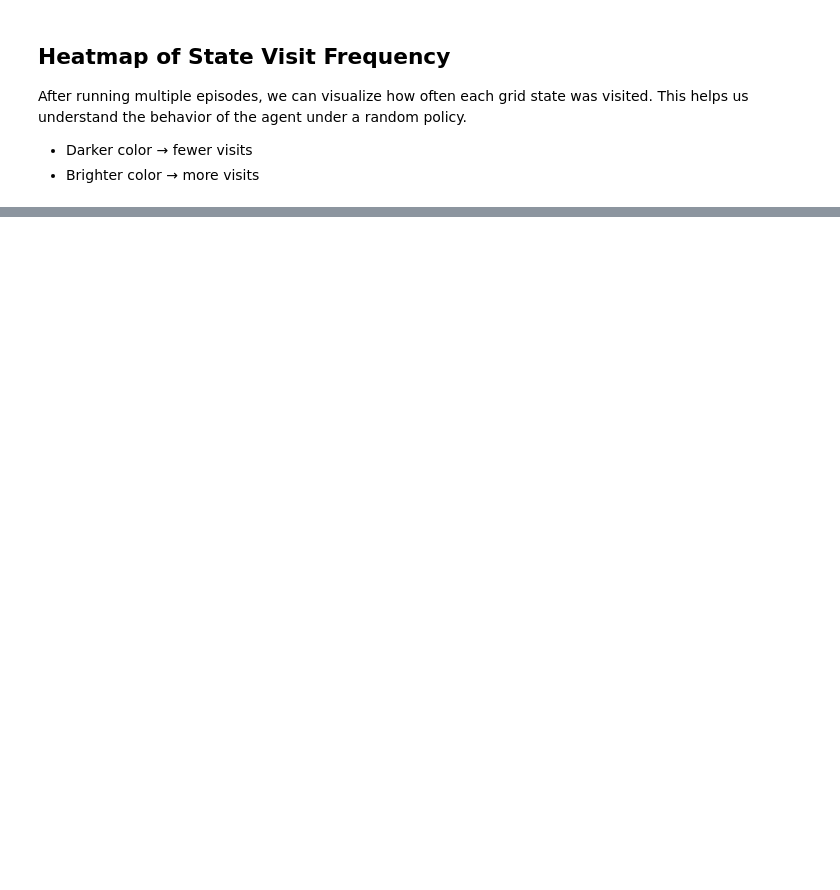
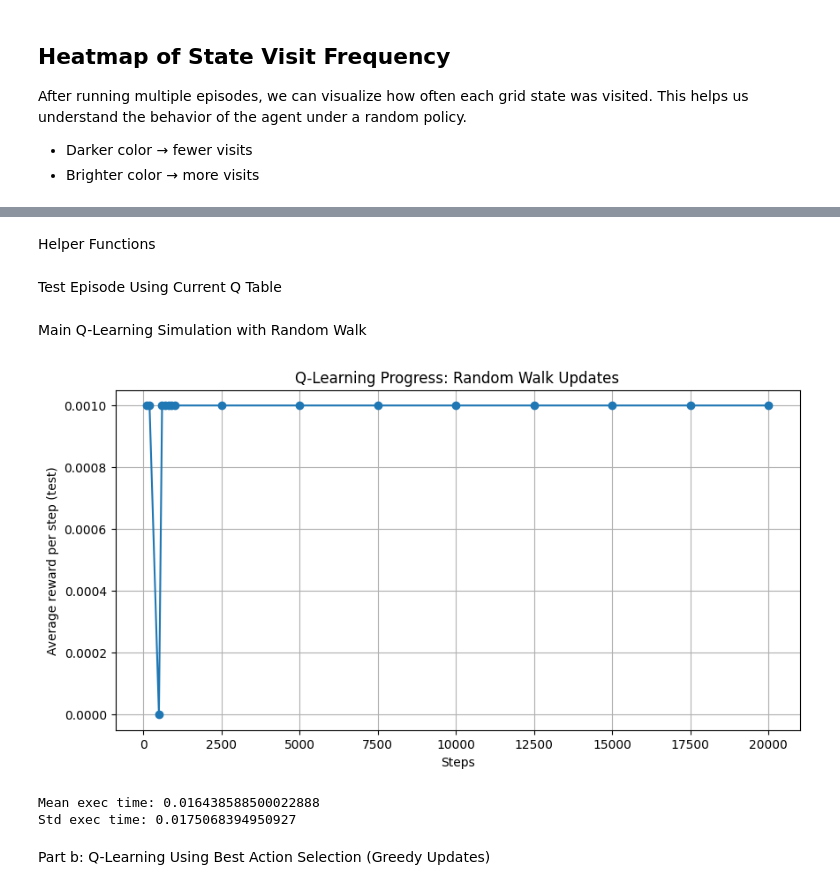
Before and after one commit to GauravGurung123/ml-supervised-learning-assignment-1, a Jupyter notebook: ReinforcementLearningEx/re_ex_1.ipynb, the cells around one changed output, grey strips where cells are left out. Drawn from its saved outputs; the diff is of its cells as text; code cells hidden in the pictures; blank space fills up the shorter version.

```diff
--- a/ReinforcementLearningEx/re_ex_1.ipynb
+++ b/ReinforcementLearningEx/re_ex_1.ipynb
@@ -295,0 +329,2 @@ plt.show()
+# %% [markdown]
+Helper Functions
@@ -295,0 +347,48 @@ plt.show()
+# %% [markdown]
+Test Episode Using Current Q Table
+# %%
+def test_episode(max_steps=1000):
+    s = 0
+    total_reward = 0
+    for _ in range(max_steps):
+        a = choose_best_action(s)
+        s = transition(s, ACTIONS[a])
+        total_reward += reward(s)
+        if s in [GOAL, BAD]:
+            break
+    return total_reward / max_steps
+# %% [markdown]
+Main Q-Learning Simulation with Random Walk
+# %%
+avg_rewards_over_steps = []
+exec_times = []
+
+for test_point in test_steps:
+    Q.fill(0)  # reset Q table for each experiment
+    s = 0
+    rewards_log = []
+    start_time = time.time()
+    for step_i in range(test_point):
+        s, _ = step_q(s)
+    # Run 1000-step test
+    avg_reward = test_episode()
+    rewards_log.append(avg_reward)
+    exec_times.append(time.time() - start_time)
+    avg_rewards_over_steps.append(avg_reward)
+
+plt.figure(figsize=(10,5))
+plt.plot(test_steps, avg_rewards_over_steps, marker='o')
+plt.xlabel("Steps")
+plt.ylabel("Average reward per step (test)")
+plt.title("Q-Learning Progress: Random Walk Updates")
+plt.grid(True)
+plt.show()
+
+print("Mean exec time:", np.mean(exec_times))
+print("Std exec time:", np.std(exec_times))
+# %% [output]
+[figure, added]
+Mean exec time: 0.016438588500022888
+Std exec time: 0.0175068394950927
+# %% [markdown]
+Part b: Q-Learning Using Best Action Selection (Greedy Updates)
```
Also changed, not shown: parts of 10 cells of this notebook.
